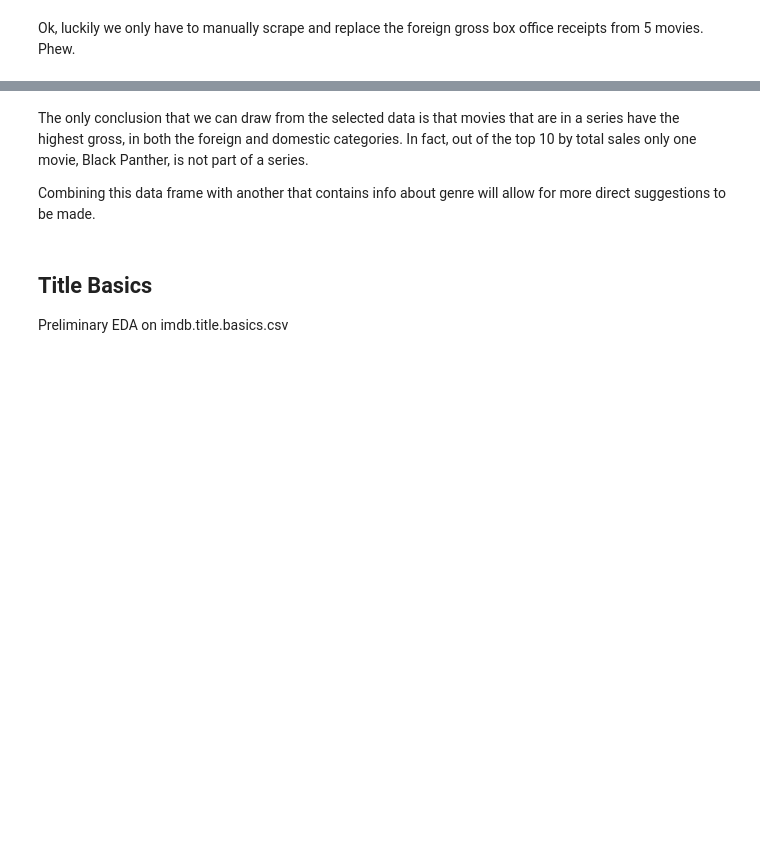
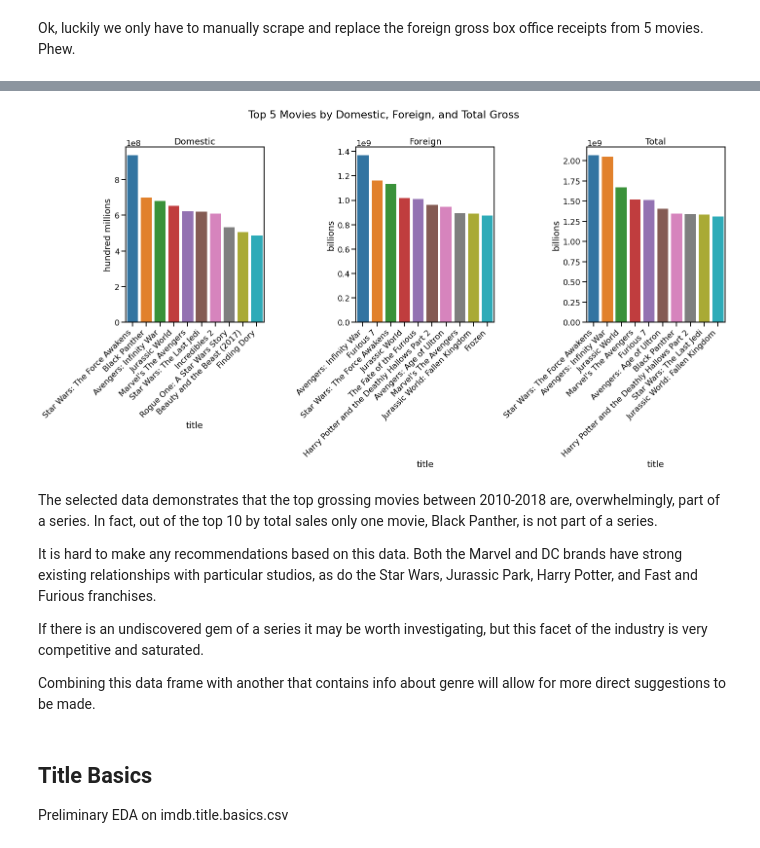
Before and after one commit to dan-rl1976/dsc-phase-1-project, a Jupyter notebook: parsed_notebook.ipynb, the cells around one changed output, grey strips where cells are left out. Drawn from its saved outputs; the diff is of its cells as text; code cells hidden in the pictures; blank space fills up the shorter version.

```diff
--- a/parsed_notebook.ipynb
+++ b/parsed_notebook.ipynb
@@ -179,27 +324,33 @@ display(top_100_total.head(10))
 # %%
-fig, [ax1, ax2, ax3] = plt.subplots(1 ,3 , figsize=(20,10))
+# plotting bar charts for the top 10 movies, by gross
+fig, (ax1, ax2, ax3) = plt.subplots(1 ,3 , figsize=(20,10))
 
 sns.barplot(data=top_100_domestic.head(10), x='title', y='domestic_gross', ax=ax1)
 sns.barplot(data=top_100_foreign.head(10), x='title', y='foreign_gross', ax=ax2)
 sns.barplot(data=top_100_total.head(10), x='title', y='total_gross', ax=ax3)
 
 ax1.set_title('Domestic')
 ax1.set_ylabel('hundred millions')
 ax1.set_xticklabels(ax1.get_xticklabels(),rotation=45, ha='right')
 
 ax2.set_title('Foreign')
 ax2.set_ylabel('billions')
 ax2.set_xticklabels(ax2.get_xticklabels(),rotation=45, ha='right')
 
 ax3.set_title('Total')
 ax3.set_ylabel('billions')
 ax3.set_xticklabels(ax3.get_xticklabels(),rotation=45, ha='right')
 
 plt.tight_layout()
-
-plt.suptitle('Top 5 Movies by Domestic, Foreign, and Total Gross', y=1.1);
+plt.suptitle('Top 5 Movies by Domestic, Foreign, and Total Gross', y=1.05);
+# %% [output]
+[figure, added]
 # %% [markdown]
-The only conclusion that we can draw from the selected data is that movies that are in a series have the highest gross, in both the foreign and domestic categories. In fact, out of the top 10 by total sales only one movie, Black Panther, is not part of a series.
+The selected data demonstrates that the top grossing movies between 2010-2018 are, overwhelmingly, part of a series. In fact, out of the top 10 by total sales only one movie, Black Panther, is not part of a series.
+
+It is hard to make any recommendations based on this data. Both the Marvel and DC brands have strong existing relationships with particular studios, as do the Star Wars, Jurassic Park, Harry Potter, and Fast and Furious franchises.
+
+If there is an undiscovered gem of a series it may be worth investigating, but this facet of the industry is very competitive and saturated.
 
 Combining this data frame with another that contains info about genre will allow for more direct suggestions to be made.
 # %% [markdown]
```
Also changed, not shown: parts of 48 cells of this notebook, 1 other file.
